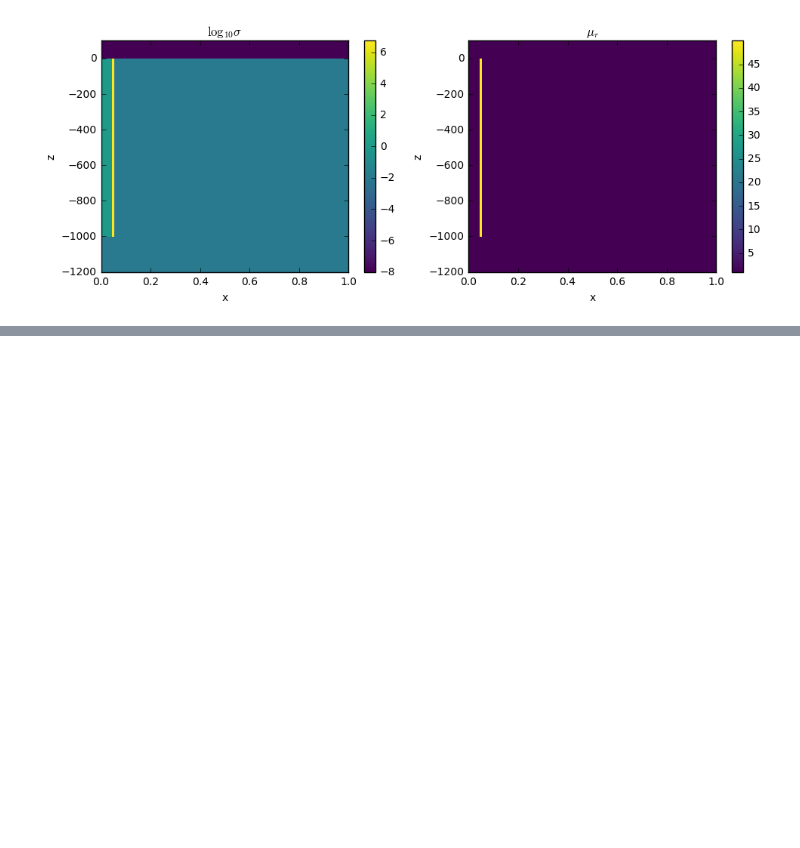
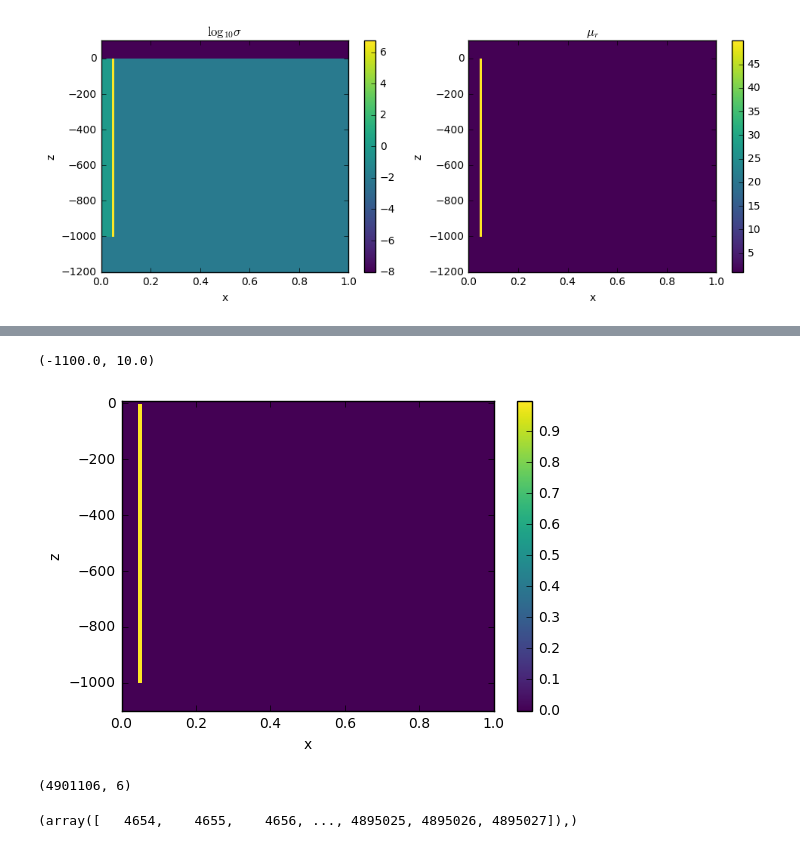
Before and after one commit to simpeg-research/casingSimulations, a Jupyter notebook: Magnetic Permeability Impacts.ipynb, the cells around one changed output, grey strips where cells are left out. Drawn from its saved outputs; the diff is of its cells as text; code cells hidden in the pictures; blank space fills up the shorter version.

```diff
--- a/Magnetic Permeability Impacts.ipynb
+++ b/Magnetic Permeability Impacts.ipynb
@@ -168,0 +343,34 @@ sigma.max()
+# %%
+# find indices where the cell centers are in the casing
+casing_ind = sigma_m.copy()
+casing_ind[[0, 1, 3]] = 0. # zero outside casing
+casing_ind[2] = 1. # 1 inside casing
+
+actMap_Zeros = Maps.InjectActiveCells(mesh, indActive, 0.)
+
+indCasing = actMap_Zeros * casingMap * casing_ind
+# %%
+# plot to sanity-check
+fig, ax = plt.subplots(1,1)
+f = mesh.plotImage(indCasing, ax=ax)
+plt.colorbar(f[0])
+ax.set_xlim([0., 1.])
+ax.set_ylim([-1100., 10.])
+# %% [output]
+(-1100.0, 10.0)
+[figure, added]
+# %%
+mur = 100
+j = fields[mur][:,'j']
+jA = Utils.sdiag(mesh.area) * j
+
+print jA.shape
+# %% [output]
+(4901106, 6)
+# %%
+casing_faces = mesh.aveF2CC.T * indCasing
+casing_faces[casing_faces < 0.25] = 0
+
+print casing_faces.nonzero()
+# %% [output]
+(array([   4654,    4655,    4656, ..., 4895025, 4895026, 4895027]),)
```
Also changed, not shown: parts of 22 cells of this notebook.
